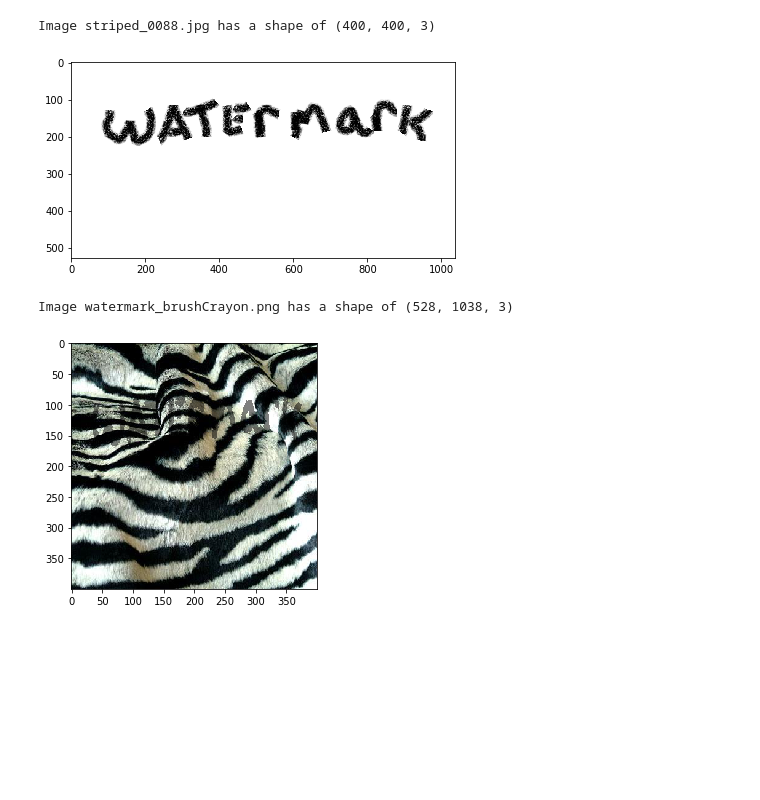
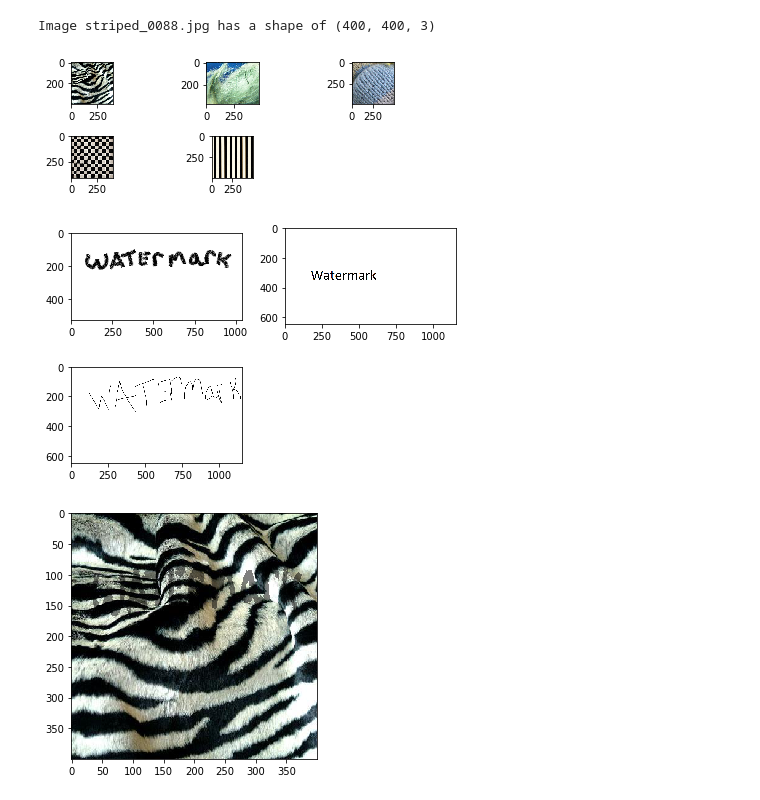
Before and after one commit to Babcock-R17/Babcock-R17, a Jupyter notebook: Independent_Study.ipynb, the cells around one changed output. Drawn from its saved outputs; the diff is of its cells as text; code cells hidden in the pictures; blank space fills up the shorter version.

Commit message:
Added a show multiple images and was trying to get a dictionary to record the instances of the classes

```diff
--- a/Independent_Study.ipynb
+++ b/Independent_Study.ipynb
@@ -254,39 +276,44 @@ Image striped_0088.jpg has a shape of (400, 400, 3)
 # %%
 # Set file paths
 ## Image file Path
 img_path = os.path.join(workspace_path, "Full_Images/Custom")
 image_names = listdir(img_path)
 
-# defining my photo name as test_fname
-test_fname = image_names[0]  # select first image in folder
-test_img = Image_Processing(fp=img_path, fname=test_fname)
+# loading photos into a Queue
+book = dict()
+for fname in image_names:
+  (Image_Processing(fp=img_path, fname=fname)).add_to_book(book)
+
+Photo.show_multiple(book)
+
+test_img = book[list(book.keys())[0] ]
 
 
 ## Watermark file path
+water_book = dict()
 water_path = os.path.join(workspace_path, "Watermarks/")
+
+# loading watermarks into a Queue
 watermark_names = listdir(water_path)
+for water_fname in watermark_names:
+  (Image_Processing(fp=water_path, fname=water_fname)).add_to_book(water_book)
 
-# defining my watermark name as water_fname
-water_fname = watermark_names[0]  # select first watermark image in folder
-water_img = Image_Processing(fp=water_path, fname=water_fname)
-water_img.add_to_book(book1)
+Photo.show_multiple(water_book)
+water_img = water_book[list(water_book.keys())[0]]
 
-# Removing all the white pixels to convert to a transparency mask
-water_img.show()
-water_img.describe()
 
 # set Shape of desired watermark
 adjust_shape = lambda h, w, c, size_param: np.array([int(size_param*h), int(size_param*w), c])
 h, w, c = test_img.shape
 size_param = 1
 target_shape = adjust_shape(h, w, c, size_param)
 
-location = [0,0]
+location = [0, 0]
 alpha = 0.5
 composite_img = test_img.alpha_blend_watermark(water_img.image, target_shape, location, alpha)
 
 Photo.show_array(composite_img)
 # %% [output]
-[figure, old version]
+[figure, new version]
-Image watermark_brushCrayon.png has a shape of (528, 1038, 3)
-[figure, old version]
+[figure, new version]
+[figure, added]
```
Also changed, not shown: parts of 2 cells of this notebook.
